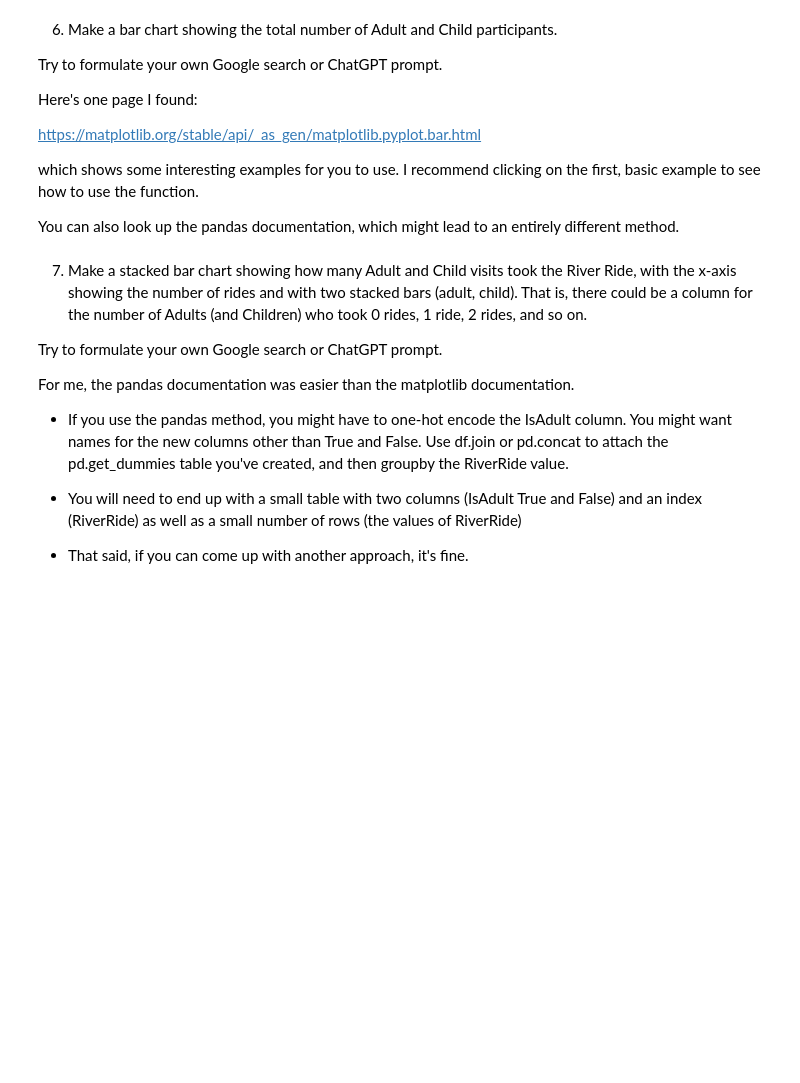
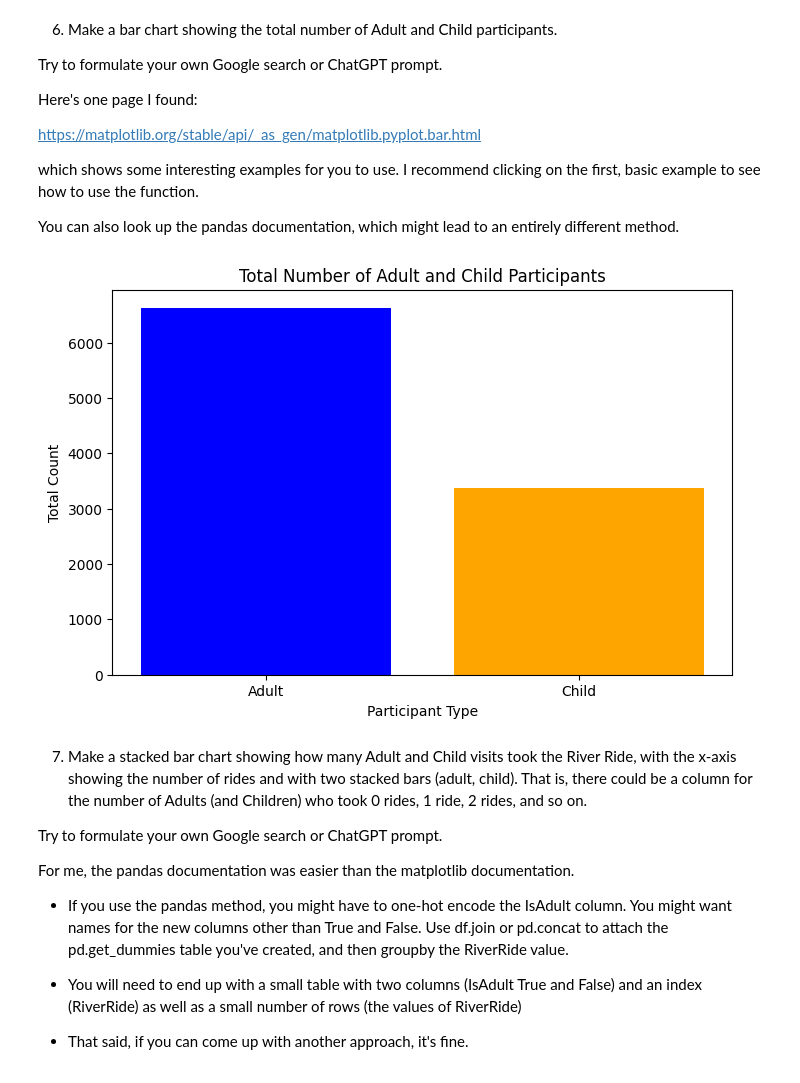
Before and after one commit to SergeyNelyapenkoBU/2025-spring-B2, a Jupyter notebook: OMDS-ModB2-Week3-Nelyapenko-Sergey.ipynb, the cells around one changed output. Cells and saved outputs as stored; diff of their text form; code cells hidden in the pictures; blank space fills up the shorter version.

```diff
--- a/OMDS-ModB2-Week3-Nelyapenko-Sergey.ipynb
+++ b/OMDS-ModB2-Week3-Nelyapenko-Sergey.ipynb
@@ -347,6 +393,19 @@ https://matplotlib.org/stable/api/_as_gen/matplotlib.pyplot.bar.html
 which shows some interesting examples for you to use.  I recommend clicking on the first, basic example to see how to use the function.
 
 You can also look up the pandas documentation, which might lead to an entirely different method.
+# %%
+# Count total number of Adult and Child participants
+participant_counts = df["IsAdult"].value_counts().rename(index={True: "Adult", False: "Child"})
+
+# Plot bar chart
+plt.figure(figsize=(8, 5))
+plt.bar(participant_counts.index, participant_counts.values, color=['blue', 'orange'])
+plt.xlabel("Participant Type")
+plt.ylabel("Total Count")
+plt.title("Total Number of Adult and Child Participants")
+plt.show()
+# %% [output]
+[figure, added]
 # %% [markdown]
 7. Make a stacked bar chart showing how many Adult and Child visits took the River Ride, with the x-axis showing the number of rides and with two stacked bars (adult, child).  That is, there could be a column for the number of Adults (and Children) who took 0 rides, 1 ride, 2 rides, and so on.
 
```
Also changed, not shown: parts of 6 cells of this notebook, 2 other files.
